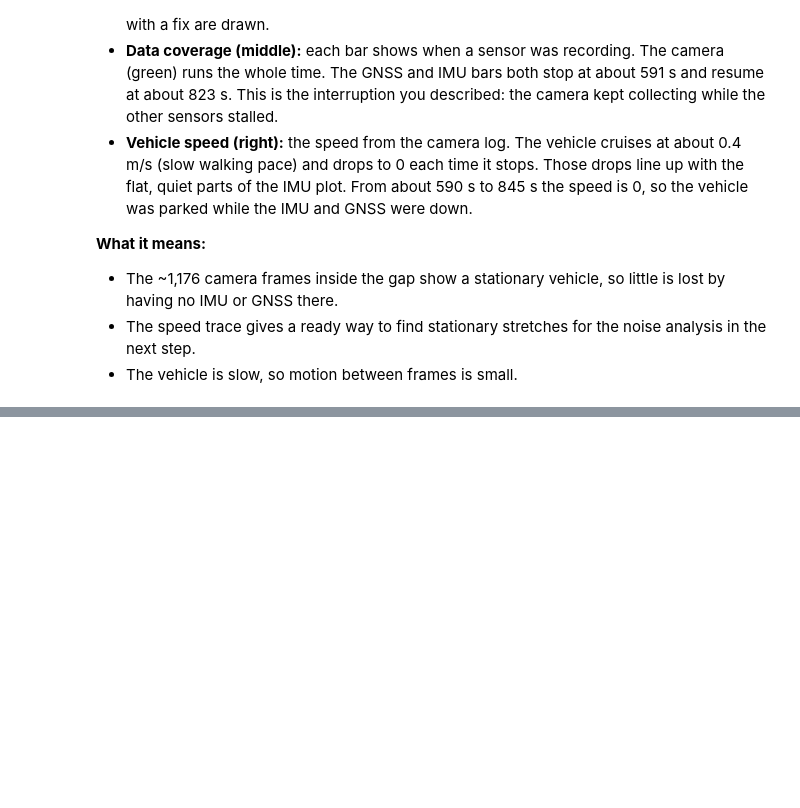
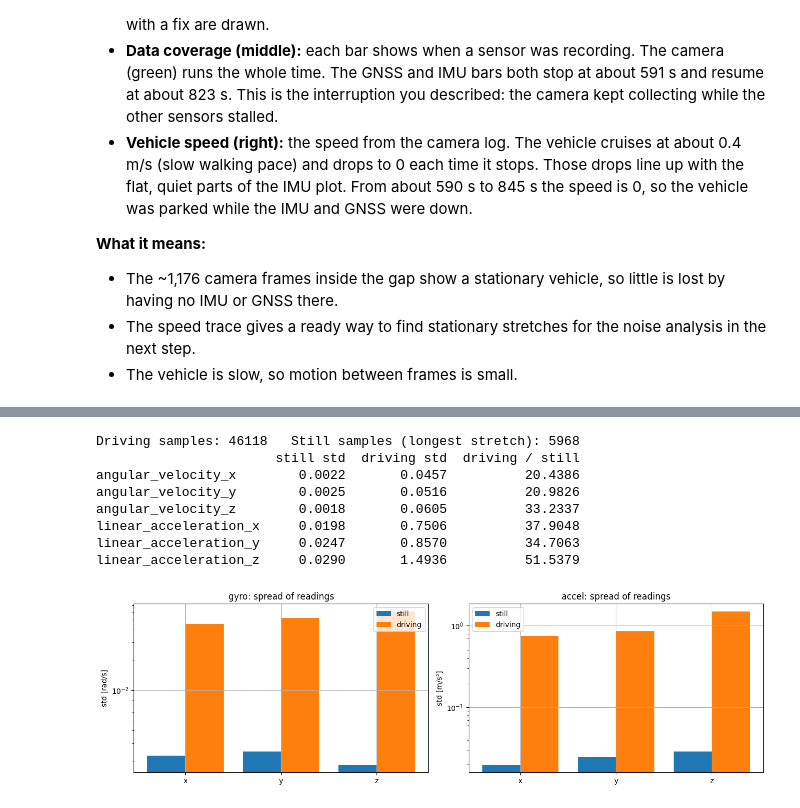
Before and after one commit to Coolguy4123/ASL_VIO, a Jupyter notebook: DataPreprocess.ipynb, the cells around one changed output, grey strips where cells are left out. Cells and saved outputs as stored; diff of their text form; code cells hidden in the pictures; blank space fills up the shorter version.

```diff
--- a/DataPreprocess.ipynb
+++ b/DataPreprocess.ipynb
@@ -239,0 +394,39 @@ plt.show()
+# %%
+# ---- Step 2c: still vs. driving -----------------------------------------------------
+# Compare the size of the wiggle when still with the wiggle while driving.
+# "std" below is just how spread out the readings are.
+driving = imu[(imu["speed_mps"] > 0.3) & (imu["t_s"] > SKIP_START_S)]
+print(f"Driving samples: {len(driving)}   Still samples (longest stretch): {len(still)}")
+
+cols = signals["gyro"] + signals["accel"]
+compare = pd.DataFrame({
+    "still std":   [still[c].std() for c in cols],
+    "driving std": [driving[c].std() for c in cols],
+}, index=cols)
+compare["driving / still"] = compare["driving std"] / compare["still std"]
+print(compare.to_string(float_format=lambda v: f"{v:.4f}"))
+
+fig, axes = plt.subplots(1, 2, figsize=(13, 4))
+for ax, sensor, unit in zip(axes, ["gyro", "accel"], ["rad/s", "m/s²"]):
+    rows_ = compare.loc[signals[sensor]]
+    x = np.arange(3)
+    ax.bar(x - 0.2, rows_["still std"], width=0.4, label="still")
+    ax.bar(x + 0.2, rows_["driving std"], width=0.4, label="driving")
+    ax.set_xticks(x)
+    ax.set_xticklabels(["x", "y", "z"])
+    ax.set_yscale("log")   # log scale, because the difference is huge
+    ax.set_ylabel(f"std [{unit}]")
+    ax.set_title(f"{sensor}: spread of readings")
+    ax.legend()
+plt.tight_layout()
+plt.show()
+# %% [output]
+Driving samples: 46118   Still samples (longest stretch): 5968
+                       still std  driving std  driving / still
+angular_velocity_x        0.0022       0.0457          20.4386
+angular_velocity_y        0.0025       0.0516          20.9826
+angular_velocity_z        0.0018       0.0605          33.2337
+linear_acceleration_x     0.0198       0.7506          37.9048
+linear_acceleration_y     0.0247       0.8570          34.7063
+linear_acceleration_z     0.0290       1.4936          51.5379
+[figure, added]
```
Also changed, not shown: parts of 10 cells of this notebook.
